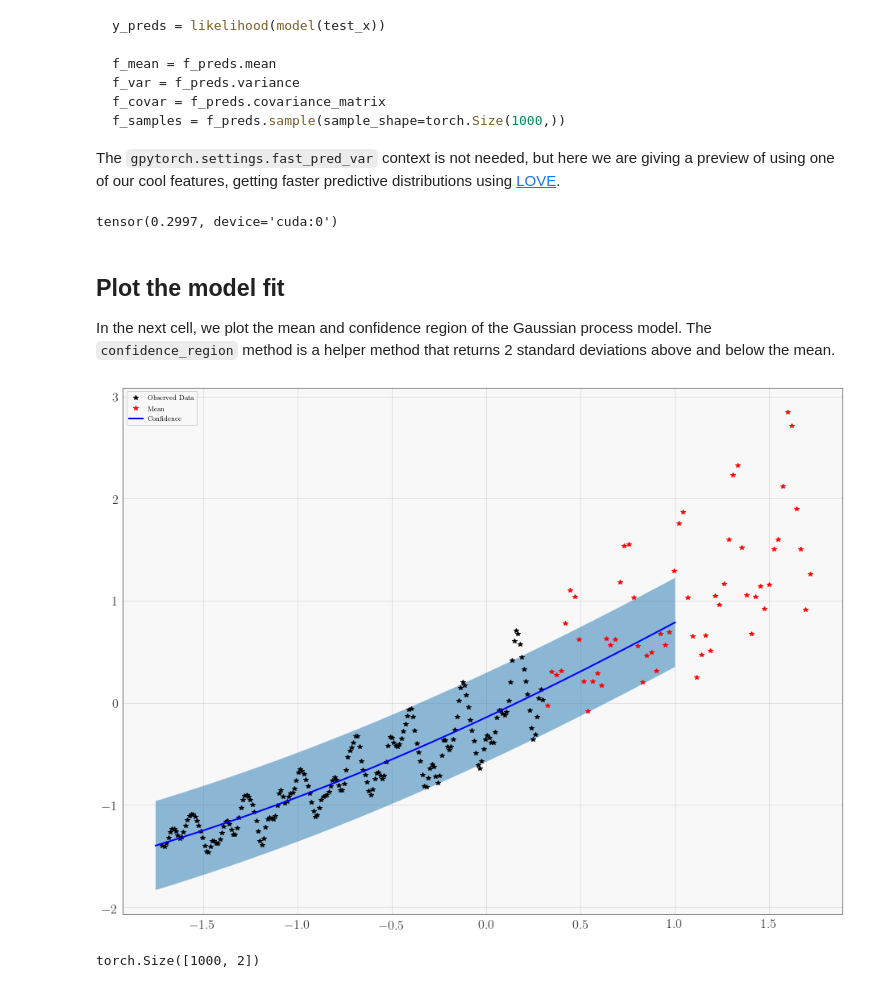
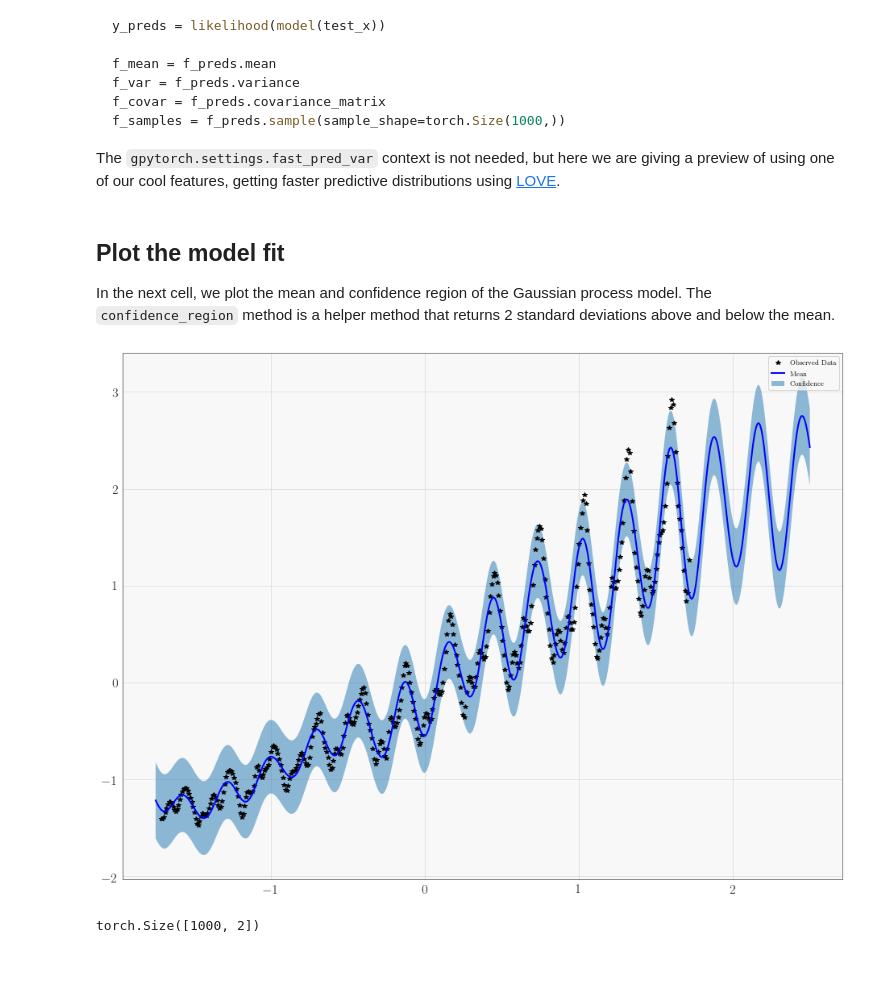
Before and after one commit to cornellius-gp/gpytorch, a Jupyter notebook: examples/01_Simple_GP_Regression/NS_Spectral_AF_Kernel_NS_Function-Copy1.ipynb, the cells around one changed output. Saved outputs shown, nothing was run; the diff lists cells and outputs as text; code cells hidden in the pictures.

````diff
--- a/examples/01_Simple_GP_Regression/NS_Spectral_AF_Kernel_NS_Function-Copy1.ipynb
+++ b/examples/01_Simple_GP_Regression/NS_Spectral_AF_Kernel_NS_Function-Copy1.ipynb
@@ -39,14 +39,14 @@ X = torch.from_numpy(data['X']).cuda()
 y = torch.from_numpy(data['y']).squeeze().cuda()
 n_train = 85
 
-train_x = X[:n_train]
-train_y = y[:n_train]
-rest_x = X[n_train:]
-rest_y = y[n_train:]
+train_x = X # [:n_train]
+train_y = y # [:n_train]
+# rest_x = X[n_train:]
+# rest_y = y[n_train:]
 
 from scipy.interpolate import CubicSpline
 spline = CubicSpline(train_x.cpu().numpy().ravel(), train_y.cpu().numpy())
-train_x = torch.linspace(train_x[0].item(), train_x[-1].item(), 200)
+train_x = torch.linspace(train_x[0].item(), train_x[-1].item(), 400)
 train_y = spline(train_x)
 train_x = train_x.cuda().unsqueeze(-1)
 train_y = torch.from_numpy(train_y).cuda()
@@ -121,5 +121,10 @@ tensor([0.0101], device='cuda:0')
 # %%
-from gpytorch.kernels.spectral_autoregressive_flow_kernel import SpectralAutoregressiveFlowKernel, NonStationarySpectralAutoregressiveFlowKernel, NSSAFKernel2
+from gpytorch.kernels.spectral_autoregressive_flow_kernel import (
+    SpectralAutoregressiveFlowKernel,
+    NonStationarySpectralAutoregressiveFlowKernel,
+    NSSAFKernel2,
+    NSDeltaSpectralKernel,
+)
 # We will use the simplest form of GP model, exact inference
 
 data_delta = (train_x[4] - train_x[3]).item()
@@ -129,10 +134,11 @@ class ExactGPModel(gpytorch.models.ExactGP):
         super(ExactGPModel, self).__init__(train_x, train_y, likelihood)
         self.mean_module = gpytorch.means.LinearMean(1)
 #         self.mean_module = gpytorch.means.ZeroMean()
-        base_covar_module = NSSAFKernel2(
+        base_covar_module = NSDeltaSpectralKernel(
             num_dims=train_x.size(-1),
-            stack_size=1,
-            hidden_factors=[8, 8],
+            num_deltas=256,
+#             stack_size=1,
+#             hidden_factors=[8, 8],
 #             activation='tanh',
 #             residual='gated',
         )
@@ -253,7 +259,3 @@ f_samples = f_preds.sample(sample_shape=torch.Size(1000,))
 ```
 
 The `gpytorch.settings.fast_pred_var` context is not needed, but here we are giving a preview of using one of our cool features, getting faster predictive distributions using [LOVE](https://arxiv.org/abs/1803.06058).
-# %%
-train_x.max()
-# %% [output]
-tensor(0.2997, device='cuda:0')
@@ -264,8 +268,8 @@ likelihood.eval()
 
 # Test points are regularly spaced along [0,1]
 # Make predictions by feeding model through likelihood
-with torch.no_grad():
-    test_x = torch.linspace(-1.75, 1, 500).cuda()
+with torch.no_grad(), gpytorch.settings.fast_pred_var(True):
+    test_x = torch.linspace(-1.75, 2.5, 500).cuda()
 #     test_y = func(test_x)
     observed_pred = likelihood(model(test_x))
 # %% [markdown]
@@ -275,21 +279,21 @@ In the next cell, we plot the mean and confidence region of the Gaussian process
 # %%
 with torch.no_grad():
     # Initialize plot
     f, ax = plt.subplots(1, 1, figsize=(16, 12))
 
     # Get upper and lower confidence bounds
     lower, upper = observed_pred.confidence_region()
     # Plot training data as black stars
     ax.plot(train_x.detach().cpu().numpy(), train_y.detach().cpu().numpy(), 'k*')
-    ax.plot(rest_x.detach().cpu().numpy(), rest_y.detach().cpu().numpy(), 'r*')
+#     ax.plot(rest_x.detach().cpu().numpy(), rest_y.detach().cpu().numpy(), 'r*')
     # Plot predictive means as blue line
     ax.plot(test_x.detach().cpu().numpy(), observed_pred.mean.detach().cpu().numpy(), 'b')
     # Shade between the lower and upper confidence bounds
     ax.fill_between(test_x.detach().cpu().numpy(), lower.detach().cpu().numpy(), upper.detach().cpu().numpy(), alpha=0.5)
 #     ax.set_ylim([-3, 3])
     ax.legend(['Observed Data', 'Mean', 'Confidence'])
 # %% [output]
-[figure, old version]
+[figure, new version]
 # %%
 from pyro import distributions as dist
 
````
Also changed, not shown: parts of 7 cells of this notebook, 2 other files.
